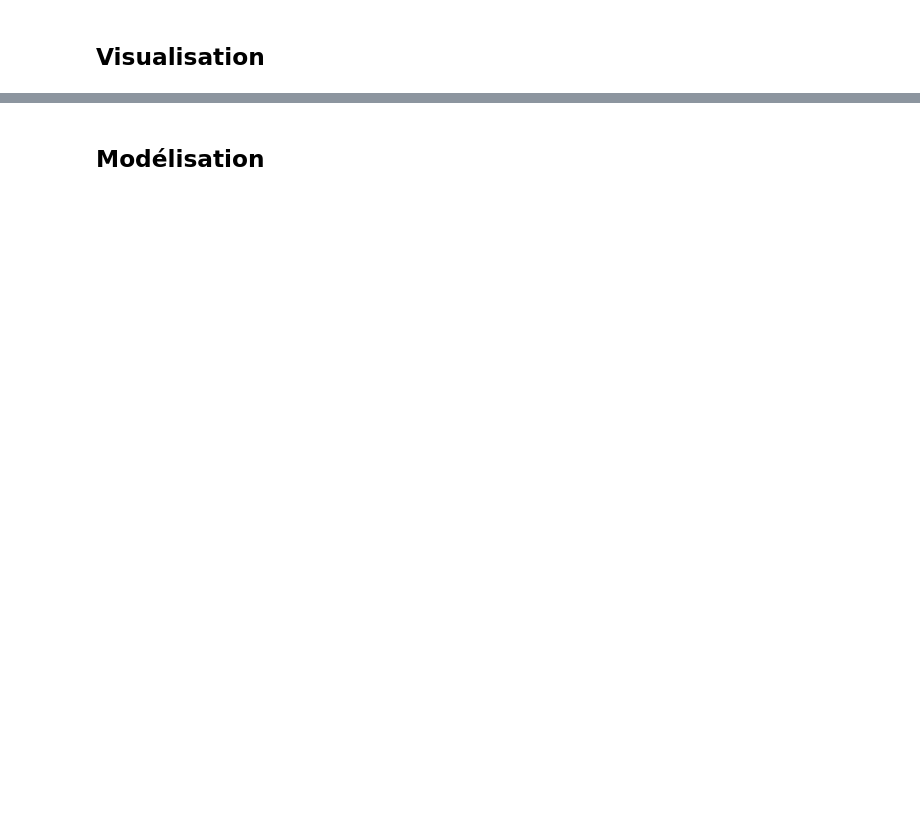
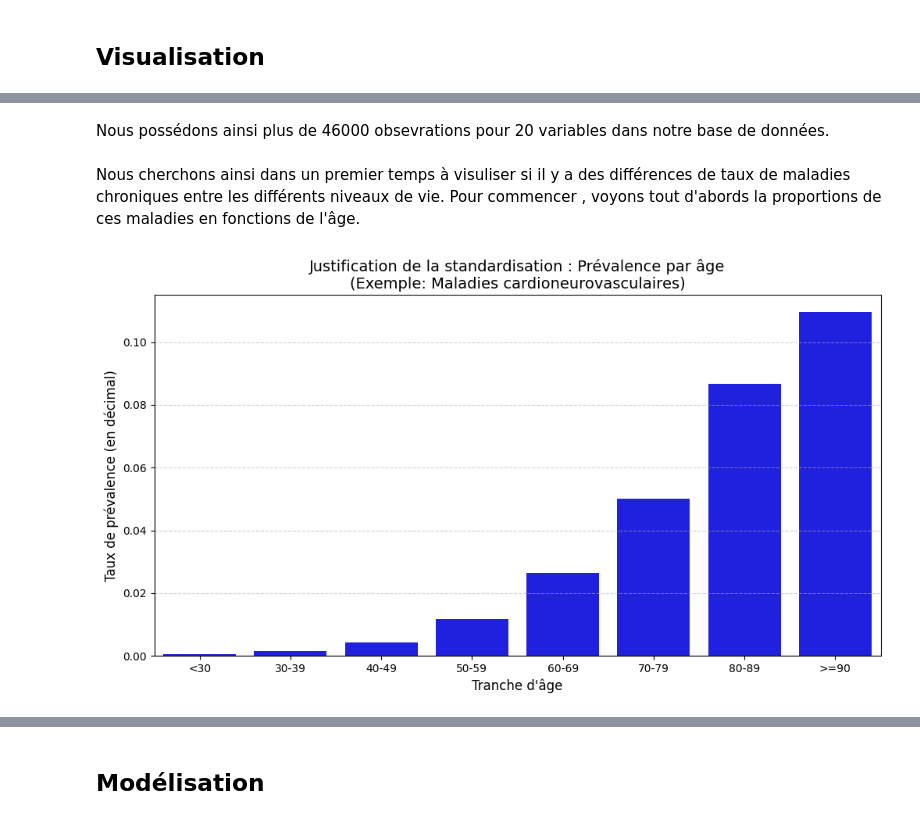
Before and after one commit to clemence-pinsard/projet_python_pour_datascience, a Jupyter notebook: projet.ipynb, the cells around one changed output, grey strips where cells are left out. Drawn from its saved outputs; the diff is of its cells as text; code cells hidden in the pictures; blank space fills up the shorter version.

Commit message:
visualisation de l'âge

```diff
--- a/projet.ipynb
+++ b/projet.ipynb
@@ -87,0 +113,31 @@ df.head()
+# %% [markdown]
+Nous possédons ainsi plus de 46000 obsevrations pour 20 variables dans notre base de données.
+# %% [markdown]
+Nous cherchons ainsi dans un premier temps à visuliser si il y a des différences de taux de maladies chroniques entre les différents niveaux de vie.
+Pour commencer , voyons tout d'abords la proportions de ces maladies en fonctions de l'âge.
+# %%
+
+df_age_bis = df[(df['type'] == 'prevalence') &
+            (df['varGroupage'] == 'classeAge10') &
+            (df['varPartition'].isna()) &
+            (df['catLib'] == 'Maladies cardioneurovasculaires')].copy()
+
+ordre_age = ['<30', '30-39', '40-49', '50-59', '60-69', '70-79', '80-89', '>=90']
+
+df_age_bis_bis['valGroupage'] = pd.Categorical(df_age_bis['valGroupage'], categories=ordre_age, ordered=True)
+
+df_age_bis = df_age_bis.sort_values('valGroupage')
+
+plt.figure(figsize=(12, 6))
+
+sns.barplot(data=df_age_bis, x='valGroupage', y='txNonStand', color="blue", order=ordre_age, errorbar=None)
+
+plt.title("Justification de la standardisation : Prévalence par âge\n(Exemple: Maladies cardioneurovasculaires)", fontsize=14)
+plt.xlabel("Tranche d'âge", fontsize=12)
+plt.ylabel("Taux de prévalence (en décimal)", fontsize=12)
+plt.grid(axis='y', linestyle='--', alpha=0.6)
+
+
+plt.show()
+# %% [output]
+[figure, added]
```
Also changed, not shown: parts of 5 cells of this notebook.
